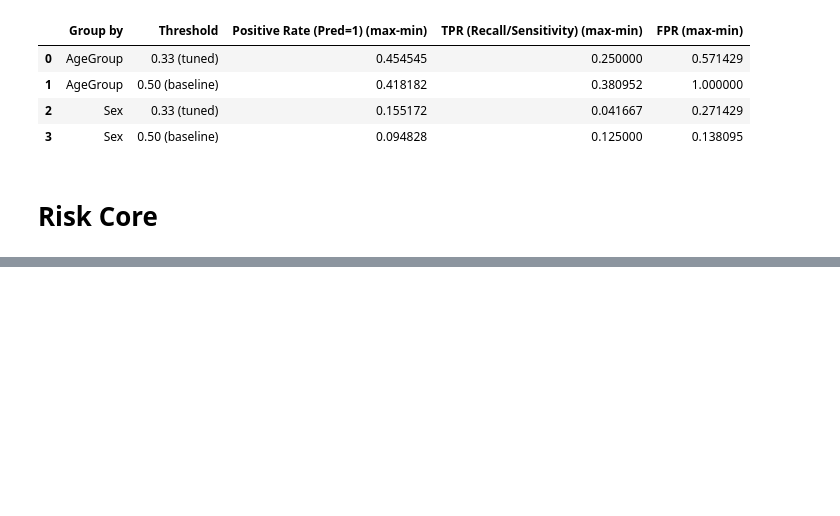
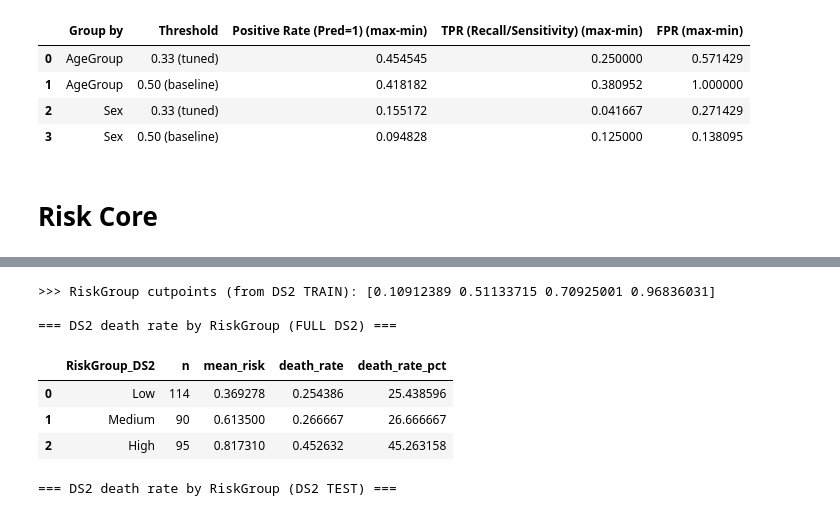
Before and after one commit to NguyenBuiHongTien/CVD_ML, a Jupyter notebook: CDV_New.ipynb, the cells around one changed output, grey strips where cells are left out. Drawn from its saved outputs; the diff is of its cells as text; code cells hidden in the pictures; blank space fills up the shorter version.

```diff
--- a/CDV_New.ipynb
+++ b/CDV_New.ipynb
@@ -3028,0 +3120,19 @@ print("\nĐã lưu risk_score_logistic_ds1.pkl và risk_score_metadata.pkl.")
+# %%
+# ============================================================
+# 10) COMPUTE RISK SCORE FOR ALL DS1 & DS2
+# ============================================================
+X1_all_risk = df1_for_risk[available_risk_vars].copy()
+df1_for_risk["RiskScore_DS1"] = risk_pipe_final.predict_proba(X1_all_risk)[:, 1]
+
+X2_all_risk = df2_for_risk[available_risk_vars].copy()
+df2_for_risk["RiskScore_DS2"] = risk_pipe_final.predict_proba(X2_all_risk)[:, 1]
+
+# write back to originals (optional)
+df1["RiskScore_DS1"] = df1_for_risk["RiskScore_DS1"].values
+df2["RiskScore_DS2"] = df2_for_risk["RiskScore_DS2"].values
+
+print("\n>>> RiskScore_DS1 describe:")
+display(df1["RiskScore_DS1"].describe())
+
+print("\n>>> RiskScore_DS2 describe:")
+display(df2["RiskScore_DS2"].describe())
@@ -3028,0 +3194,61 @@ print("\nĐã lưu risk_score_logistic_ds1.pkl và risk_score_metadata.pkl.")
+# %%
+# ============================================================
+# 12) RISK GROUPING ON DS2 (cutpoints derived from DS2 TRAIN ONLY)
+# ============================================================
+cutpoints = None
+try:
+    train_scores = df2_for_risk.loc[X2_train.index, "RiskScore_DS2"]
+    cutpoints = make_3group_cutpoints(train_scores)
+    df2_for_risk["RiskGroup_DS2"] = apply_risk_group(df2_for_risk["RiskScore_DS2"], cutpoints)
+    df2["RiskGroup_DS2"] = df2_for_risk["RiskGroup_DS2"].values
+    print(">>> RiskGroup cutpoints (from DS2 TRAIN):", cutpoints)
+except Exception as e:
+    print("[WARNING] Could not derive cutpoints from DS2 TRAIN; fallback FULL DS2. Error:", e)
+    cutpoints = make_3group_cutpoints(df2_for_risk["RiskScore_DS2"])
+    df2_for_risk["RiskGroup_DS2"] = apply_risk_group(df2_for_risk["RiskScore_DS2"], cutpoints)
+    df2["RiskGroup_DS2"] = df2_for_risk["RiskGroup_DS2"].values
+    print(">>> RiskGroup cutpoints (from FULL DS2):", cutpoints)
+
+# Summary full DS2
+summary_full = (
+    df2_for_risk
+    .groupby("RiskGroup_DS2", dropna=False)
+    .agg(
+        n=("RiskScore_DS2", "size"),
+        mean_risk=("RiskScore_DS2", "mean"),
+        death_rate=(LABEL_DS2, "mean"),
+    )
+    .reset_index()
+)
+summary_full["death_rate_pct"] = 100 * summary_full["death_rate"]
+
+print("\n=== DS2 death rate by RiskGroup (FULL DS2) ===")
+display(summary_full)
+
+# Summary DS2 TEST (recommended)
+try:
+    test_df = df2_for_risk.loc[X2_test.index].copy()
+    summary_test = (
+        test_df
+        .groupby("RiskGroup_DS2", dropna=False)
+        .agg(
+            n=("RiskScore_DS2", "size"),
+            mean_risk=("RiskScore_DS2", "mean"),
+            death_rate=(LABEL_DS2, "mean"),
+        )
+        .reset_index()
+    )
+    summary_test["death_rate_pct"] = 100 * summary_test["death_rate"]
+    print("\n=== DS2 death rate by RiskGroup (DS2 TEST) ===")
+    display(summary_test)
+except Exception as e:
+    print("[WARNING] Could not summarize DS2 TEST:", e)
+# %% [output]
+>>> RiskGroup cutpoints (from DS2 TRAIN): [0.10912389 0.51133715 0.70925001 0.96836031]
+
+=== DS2 death rate by RiskGroup (FULL DS2) ===
+|  | RiskGroup_DS2 | n | mean_risk | death_rate | death_rate_pct |
+| 0 | Low | 114 | 0.369278 | 0.254386 | 25.438596 |
+| 1 | Medium | 90 | 0.613500 | 0.266667 | 26.666667 |
+| 2 | High | 95 | 0.817310 | 0.452632 | 45.263158 |
+=== DS2 death rate by RiskGroup (DS2 TEST) ===
```
Also changed, not shown: parts of 52 cells of this notebook, 6 other files.
